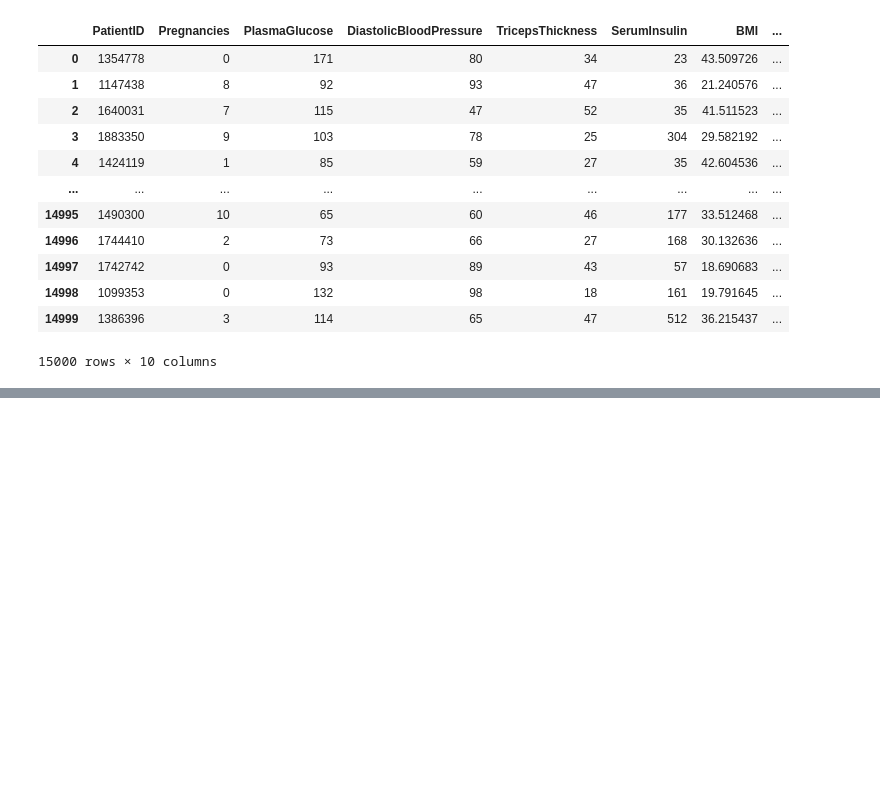
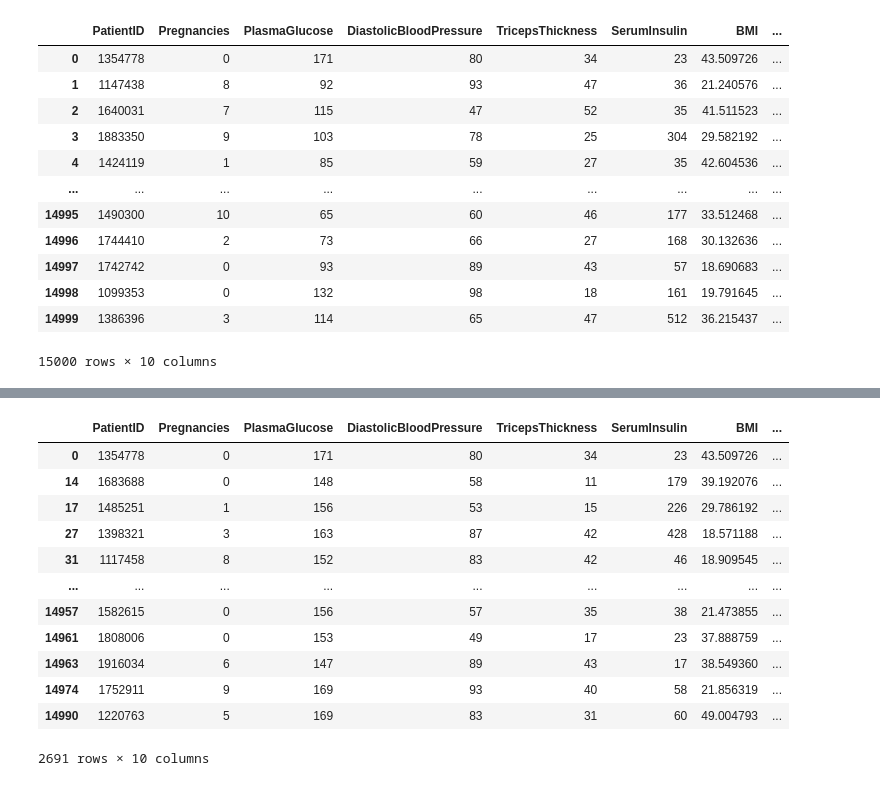
Before and after one commit to Lucky12348/diabetes_prediction, a Jupyter notebook: EDA.ipynb, the cells around one changed output, grey strips where cells are left out. Cells and saved outputs as stored; diff of their text form; code cells hidden in the pictures; blank space fills up the shorter version.

```diff
--- a/EDA.ipynb
+++ b/EDA.ipynb
@@ -31,0 +72,19 @@ diabete_df
+# %%
+# vérifier que les personnes qui ont un seuil de PlasmaGlucose > 140 sont toutes diabetiques vous vérifier si c'est sur cette seule donnée que le diagnostique a été établi. ==> Ce n'est pas le cas après vérification
+
+resultat_Diabete_Plasma = diabete_df[diabete_df['PlasmaGlucose'] > 140.0]          # resultat = diabete_df[diabete_df['PlasmaGlucose'] > 140.0]['Diabetic']
+resultat_Diabete_Plasma
+# %% [output]
+|  | PatientID | Pregnancies | PlasmaGlucose | DiastolicBloodPressure | TricepsThickness | SerumInsulin | BMI | ... |
+| 0 | 1354778 | 0 | 171 | 80 | 34 | 23 | 43.509726 | ... |
+| 14 | 1683688 | 0 | 148 | 58 | 11 | 179 | 39.192076 | ... |
+| 17 | 1485251 | 1 | 156 | 53 | 15 | 226 | 29.786192 | ... |
+| 27 | 1398321 | 3 | 163 | 87 | 42 | 428 | 18.571188 | ... |
+| 31 | 1117458 | 8 | 152 | 83 | 42 | 46 | 18.909545 | ... |
+| ... | ... | ... | ... | ... | ... | ... | ... | ... |
+| 14957 | 1582615 | 0 | 156 | 57 | 35 | 38 | 21.473855 | ... |
+| 14961 | 1808006 | 0 | 153 | 49 | 17 | 23 | 37.888759 | ... |
+| 14963 | 1916034 | 6 | 147 | 89 | 43 | 17 | 38.549360 | ... |
+| 14974 | 1752911 | 9 | 169 | 93 | 40 | 58 | 21.856319 | ... |
+| 14990 | 1220763 | 5 | 169 | 83 | 31 | 60 | 49.004793 | ... |
+2691 rows × 10 columns
```
Also changed, not shown: parts of 10 cells of this notebook.
